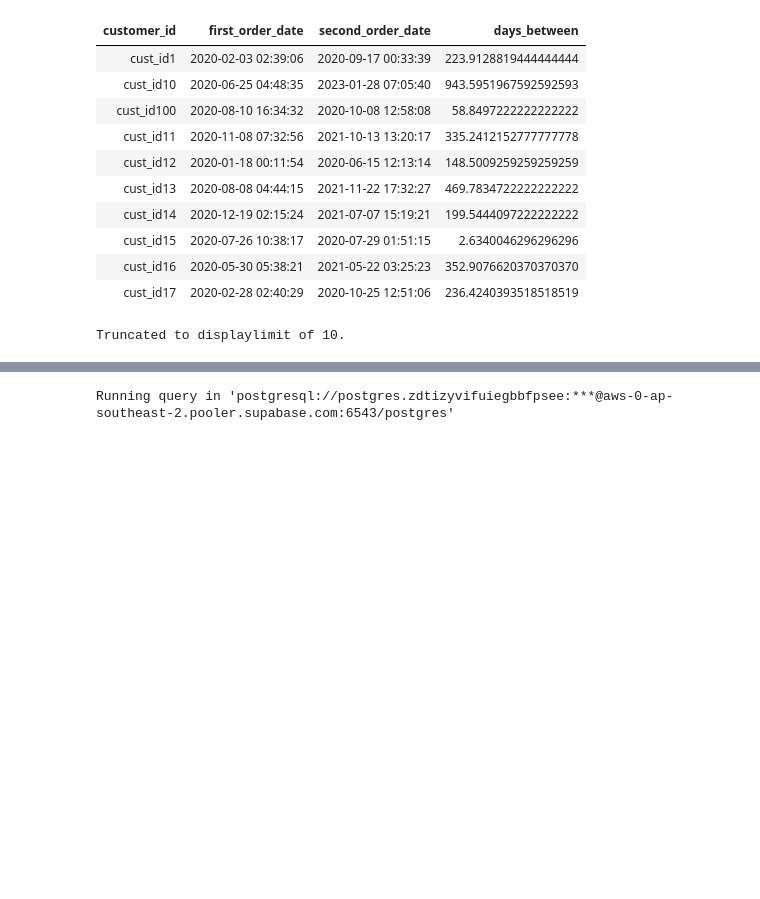
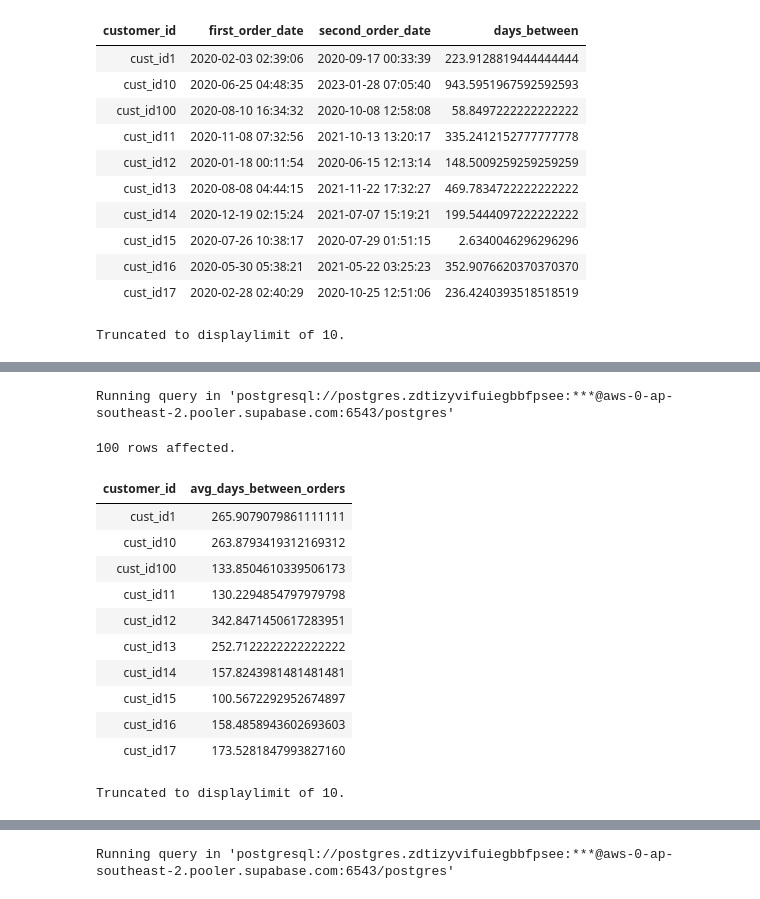
Before and after one commit to umesh-creates/sql_pandas_exercise_and_notes, a Jupyter notebook: retail_analysis exercise/date _and_time.ipynb, the cells around one changed output, grey strips where cells are left out. Cells and saved outputs as stored; diff of their text form; code cells hidden in the pictures; blank space fills up the shorter version.

Commit message:
avg number of days between orders

```diff
--- a/retail_analysis exercise/date _and_time.ipynb
+++ b/retail_analysis exercise/date _and_time.ipynb
@@ -2240,0 +2254,32 @@ Truncated to displaylimit of 10.
+# %%
+%%sql
+SELECT customer_id, AVG(days_between_orders) AS avg_days_between_orders
+FROM (
+    SELECT customer_id,
+        EXTRACT(EPOCH FROM AGE(order_date, previous_date)) / 86400 AS days_between_orders
+    FROM (
+        SELECT customer_id, order_date,
+        LAG(order_date)
+        OVER(
+            PARTITION BY customer_id
+            ORDER BY order_date ASC
+        ) AS previous_date
+        FROM retail_analysis.orders
+    )
+)
+GROUP BY customer_id
+# %% [output]
+Running query in 'postgresql://postgres.zdtizyvifuiegbbfpsee:***@aws-0-ap-southeast-2.pooler.supabase.com:6543/postgres'
+100 rows affected.
+| customer_id | avg_days_between_orders |
+| cust_id1 | 265.9079079861111111 |
+| cust_id10 | 263.8793419312169312 |
+| cust_id100 | 133.8504610339506173 |
+| cust_id11 | 130.2294854797979798 |
+| cust_id12 | 342.8471450617283951 |
+| cust_id13 | 252.7122222222222222 |
+| cust_id14 | 157.8243981481481481 |
+| cust_id15 | 100.5672292952674897 |
+| cust_id16 | 158.4858943602693603 |
+| cust_id17 | 173.5281847993827160 |
+Truncated to displaylimit of 10.
```
Also changed, not shown: parts of 2 cells of this notebook.
